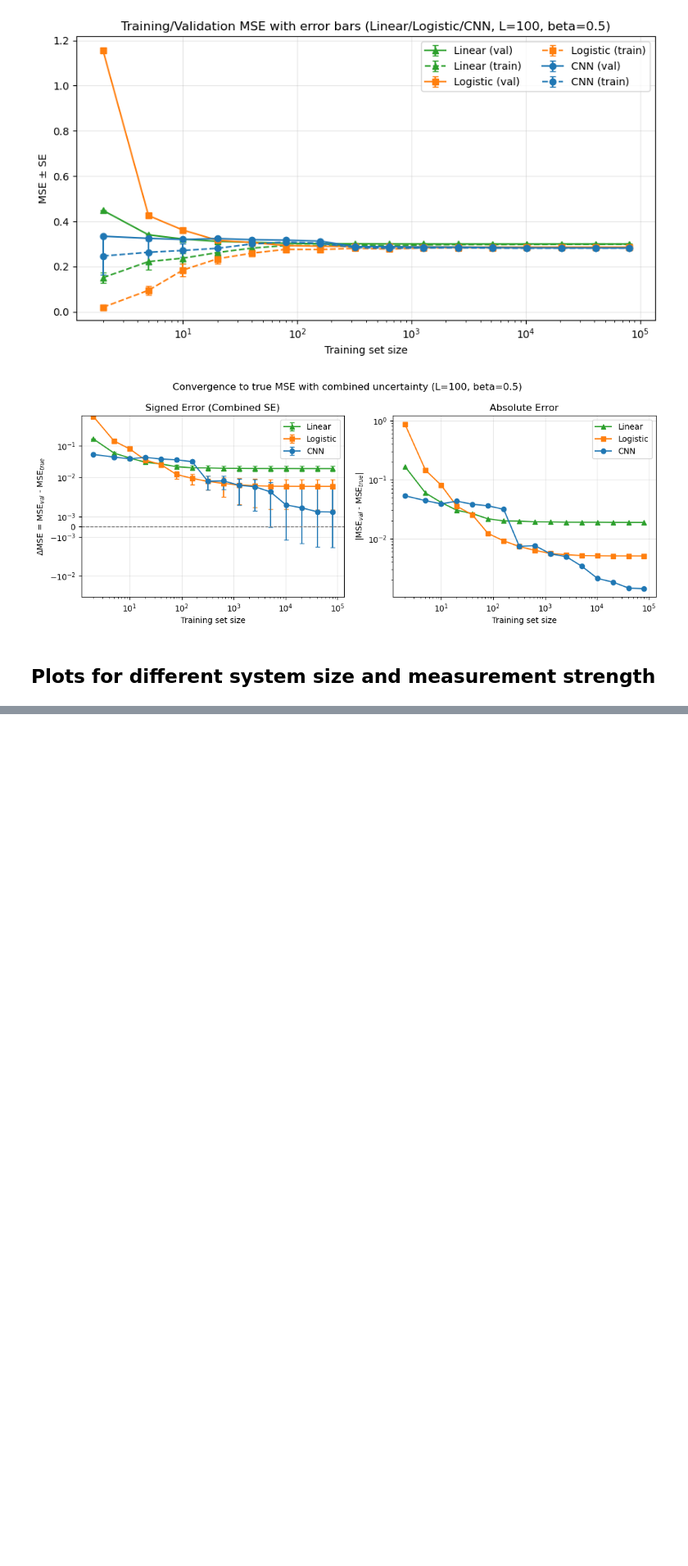
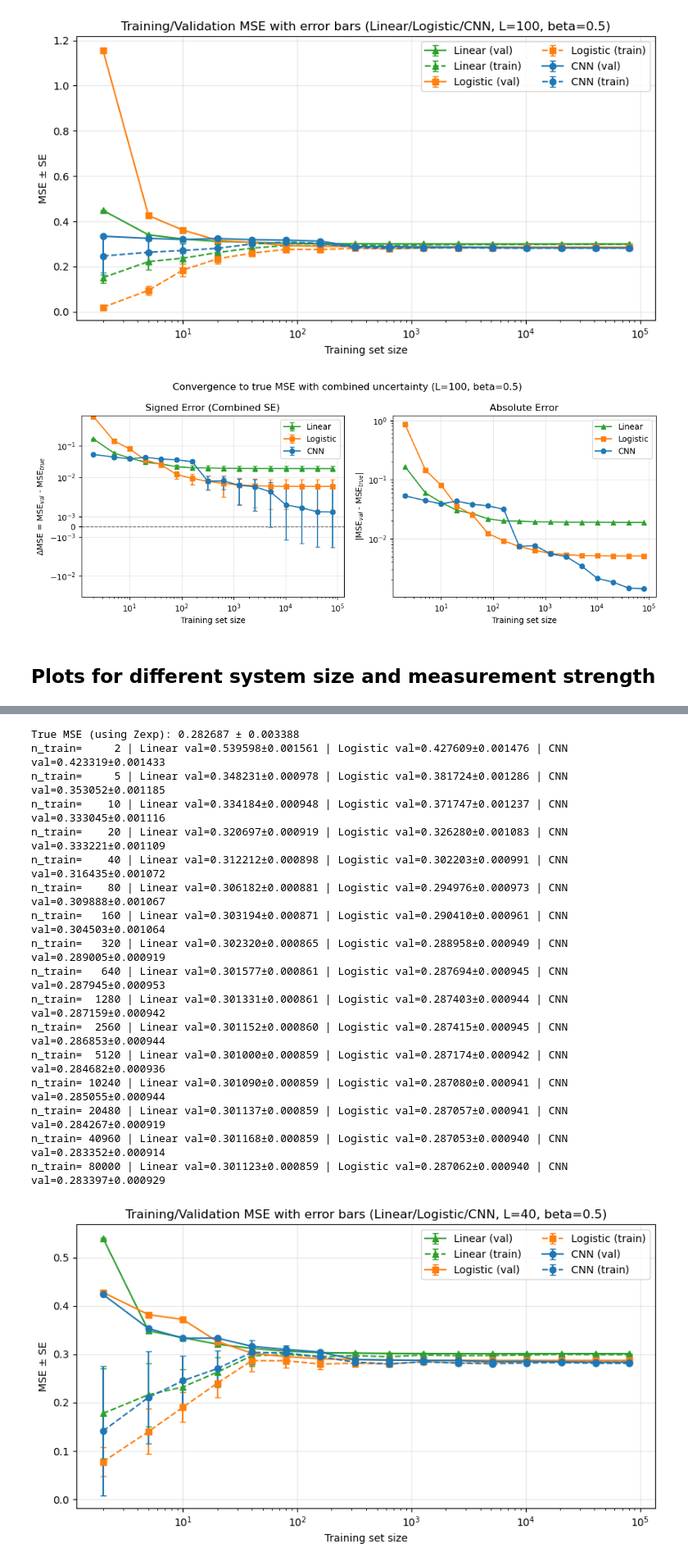
Before and after one commit to YueLiu01/MPSToolBox, a Jupyter notebook: CNN.ipynb, the cells around one changed output, grey strips where cells are left out. Shown at 82% size. Cells and saved outputs as stored; diff of their text form; code cells hidden in the pictures; blank space fills up the shorter version.

```diff
--- a/CNN.ipynb
+++ b/CNN.ipynb
@@ -2232,0 +2244,21 @@ n_train=   640 | Linear val=0.812130±0.002235 | Logistic val=0.808981±0.002376
+# %%
+Plot_Convergence_Curves_PBC(L=40, beta=0.5, save_fig=True)
+# %% [output]
+True MSE (using Zexp): 0.282687 ± 0.003388
+n_train=     2 | Linear val=0.539598±0.001561 | Logistic val=0.427609±0.001476 | CNN val=0.423319±0.001433
+n_train=     5 | Linear val=0.348231±0.000978 | Logistic val=0.381724±0.001286 | CNN val=0.353052±0.001185
+n_train=    10 | Linear val=0.334184±0.000948 | Logistic val=0.371747±0.001237 | CNN val=0.333045±0.001116
+n_train=    20 | Linear val=0.320697±0.000919 | Logistic val=0.326280±0.001083 | CNN val=0.333221±0.001109
+n_train=    40 | Linear val=0.312212±0.000898 | Logistic val=0.302203±0.000991 | CNN val=0.316435±0.001072
+n_train=    80 | Linear val=0.306182±0.000881 | Logistic val=0.294976±0.000973 | CNN val=0.309888±0.001067
+n_train=   160 | Linear val=0.303194±0.000871 | Logistic val=0.290410±0.000961 | CNN val=0.304503±0.001064
+n_train=   320 | Linear val=0.302320±0.000865 | Logistic val=0.288958±0.000949 | CNN val=0.289005±0.000919
+n_train=   640 | Linear val=0.301577±0.000861 | Logistic val=0.287694±0.000945 | CNN val=0.287945±0.000953
+n_train=  1280 | Linear val=0.301331±0.000861 | Logistic val=0.287403±0.000944 | CNN val=0.287159±0.000942
+n_train=  2560 | Linear val=0.301152±0.000860 | Logistic val=0.287415±0.000945 | CNN val=0.286853±0.000944
+n_train=  5120 | Linear val=0.301000±0.000859 | Logistic val=0.287174±0.000942 | CNN val=0.284682±0.000936
+n_train= 10240 | Linear val=0.301090±0.000859 | Logistic val=0.287080±0.000941 | CNN val=0.285055±0.000944
+n_train= 20480 | Linear val=0.301137±0.000859 | Logistic val=0.287057±0.000941 | CNN val=0.284267±0.000919
+n_train= 40960 | Linear val=0.301168±0.000859 | Logistic val=0.287053±0.000940 | CNN val=0.283352±0.000914
+n_train= 80000 | Linear val=0.301123±0.000859 | Logistic val=0.287062±0.000940 | CNN val=0.283397±0.000929
+[figure, added]
```
Also changed, not shown: parts of 22 cells of this notebook, 11 other files.
